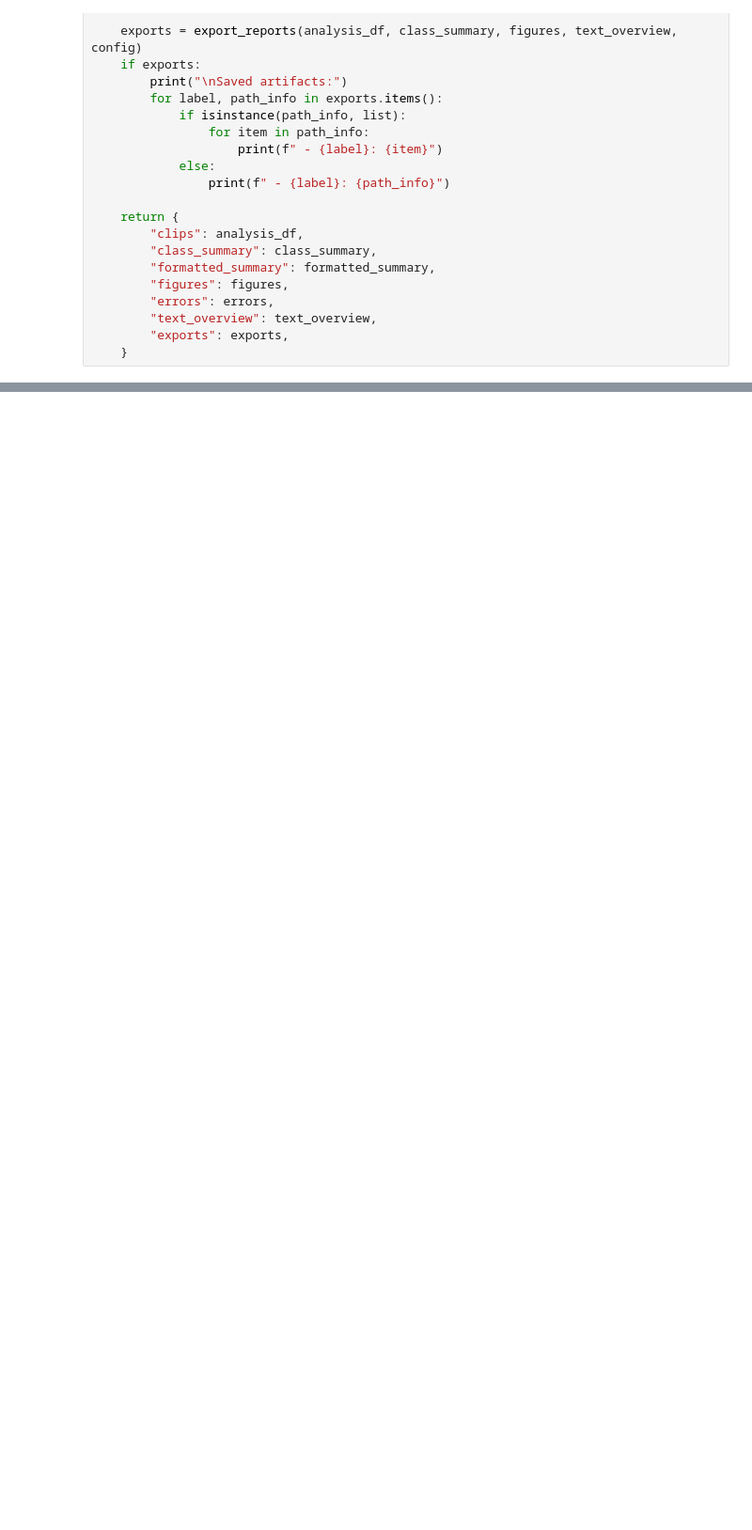
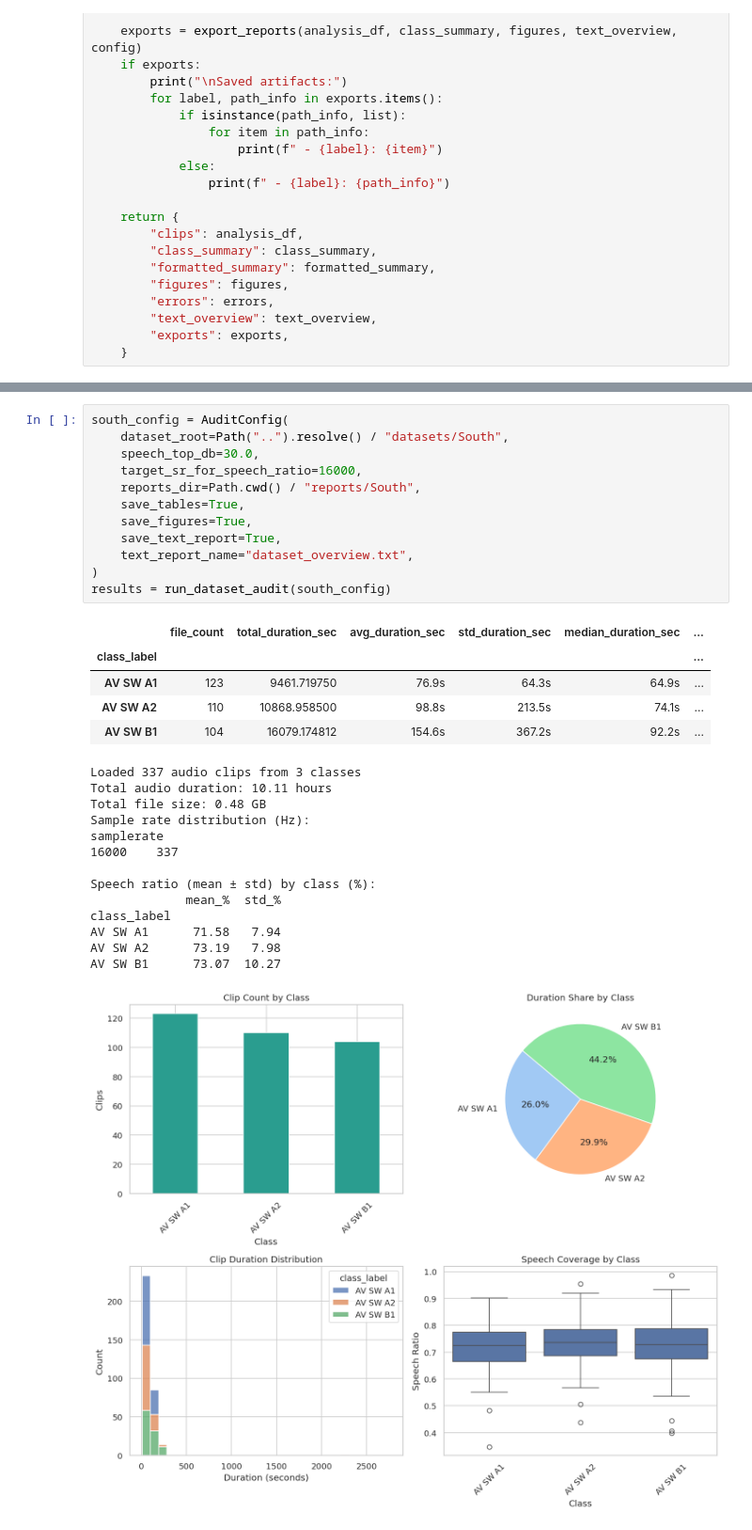
Before and after one commit to arvinsingh/welsh-test, a Jupyter notebook: notebooks/Analysis.ipynb, the cells around one changed output, grey strips where cells are left out. Shown at 94% size. Saved outputs shown, nothing was run; the diff lists cells and outputs as text; blank space fills up the shorter version.

```diff
--- a/notebooks/Analysis.ipynb
+++ b/notebooks/Analysis.ipynb
@@ -465,0 +448,32 @@ results["errors"][:5]
+# %%
+south_config = AuditConfig(
+    dataset_root=Path("..").resolve() / "datasets/South",
+    speech_top_db=30.0,
+    target_sr_for_speech_ratio=16000,
+    reports_dir=Path.cwd() / "reports/South",
+    save_tables=True,
+    save_figures=True,
+    save_text_report=True,
+    text_report_name="dataset_overview.txt",
+)
+results = run_dataset_audit(south_config)
+# %% [output]
+|  | file_count | total_duration_sec | avg_duration_sec | std_duration_sec | median_duration_sec | ... |
+| class_label |  |  |  |  |  | ... |
+| AV SW A1 | 123 | 9461.719750 | 76.9s | 64.3s | 64.9s | ... |
+| AV SW A2 | 110 | 10868.958500 | 98.8s | 213.5s | 74.1s | ... |
+| AV SW B1 | 104 | 16079.174812 | 154.6s | 367.2s | 92.2s | ... |
+Loaded 337 audio clips from 3 classes
+Total audio duration: 10.11 hours
+Total file size: 0.48 GB
+Sample rate distribution (Hz):
+samplerate
+16000    337
+
+Speech ratio (mean ± std) by class (%):
+             mean_%  std_%
+class_label
+AV SW A1      71.58   7.94
+AV SW A2      73.19   7.98
+AV SW B1      73.07  10.27
+[figure, added]
```
Also changed, not shown: parts of 12 cells of this notebook.
